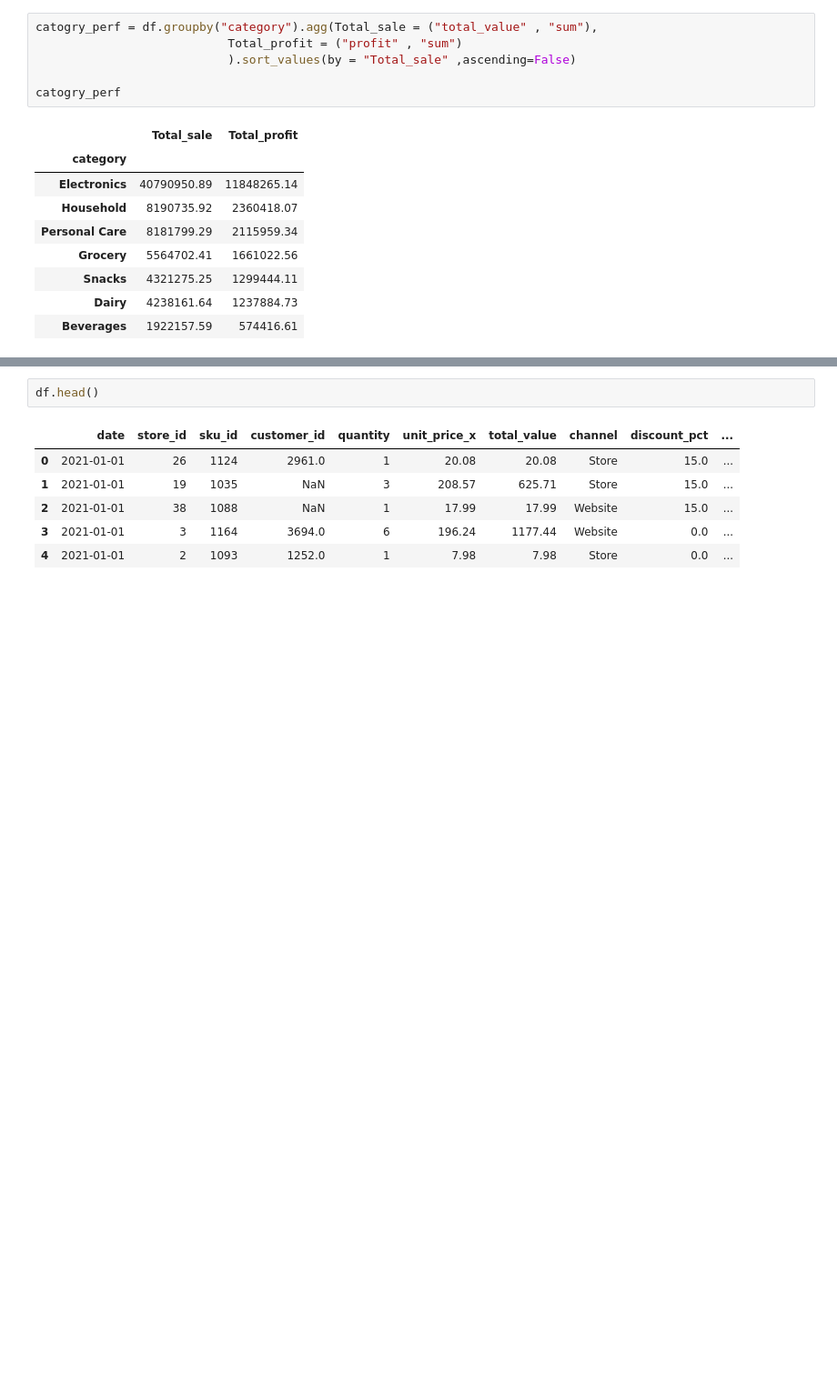
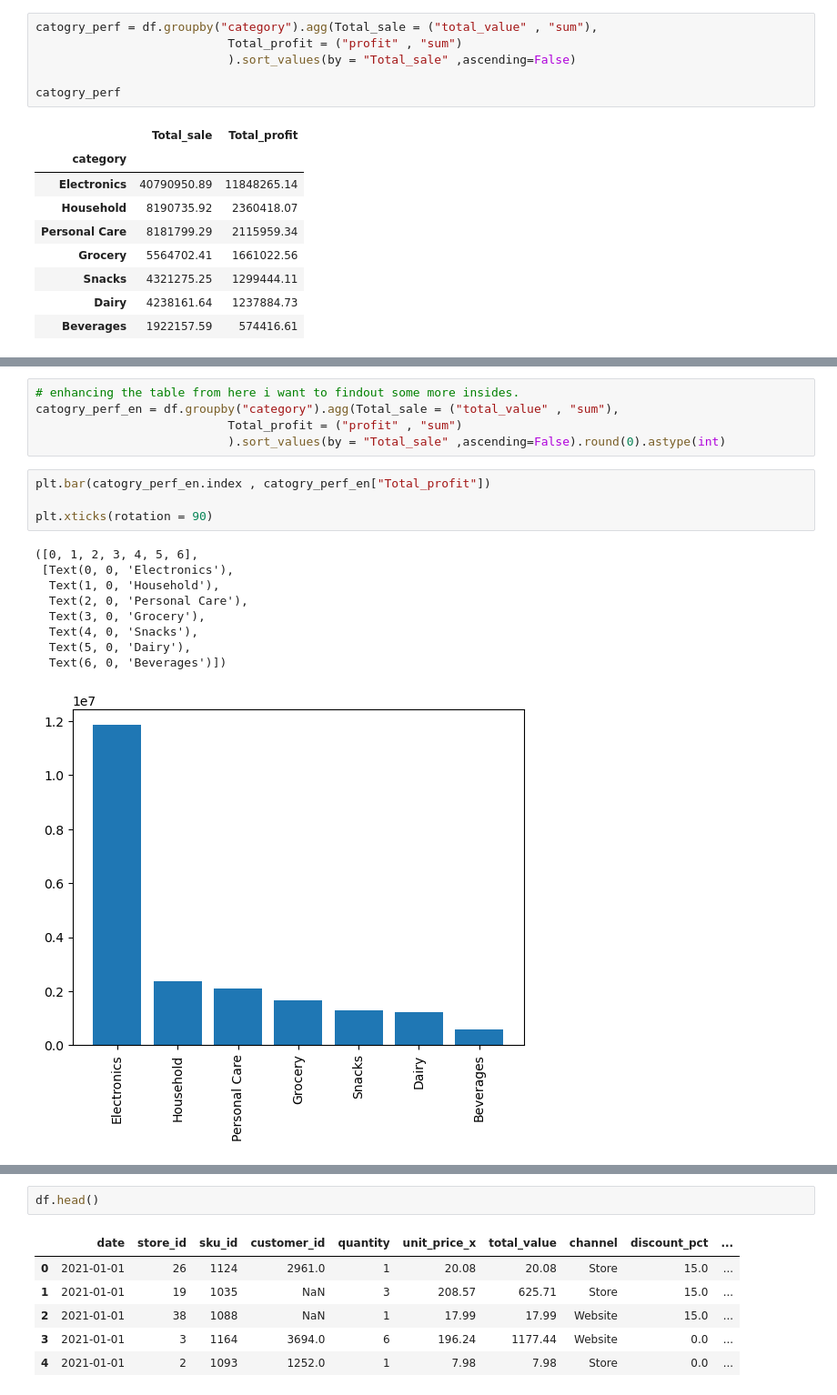
Before and after one commit to PankajmauryaDev/Retail_Analysis_python, a Jupyter notebook: python/analysis.ipynb, the cells around one changed output, grey strips where cells are left out. Shown at 91% size. Cells and saved outputs as stored; diff of their text form; blank space fills up the shorter version.

```diff
--- a/python/analysis.ipynb
+++ b/python/analysis.ipynb
@@ -523,0 +538,19 @@ catogry_perf
+# %%
+# enhancing the table from here i want to findout some more insides.
+catogry_perf_en = df.groupby("category").agg(Total_sale = ("total_value" , "sum"),
+                           Total_profit = ("profit" , "sum")
+                           ).sort_values(by = "Total_sale" ,ascending=False).round(0).astype(int)
+# %%
+plt.bar(catogry_perf_en.index , catogry_perf_en["Total_profit"])
+
+plt.xticks(rotation = 90)
+# %% [output]
+([0, 1, 2, 3, 4, 5, 6],
+ [Text(0, 0, 'Electronics'),
+  Text(1, 0, 'Household'),
+  Text(2, 0, 'Personal Care'),
+  Text(3, 0, 'Grocery'),
+  Text(4, 0, 'Snacks'),
+  Text(5, 0, 'Dairy'),
+  Text(6, 0, 'Beverages')])
+[figure, added]
```
Also changed, not shown: parts of 21 cells of this notebook, 2 other files.
